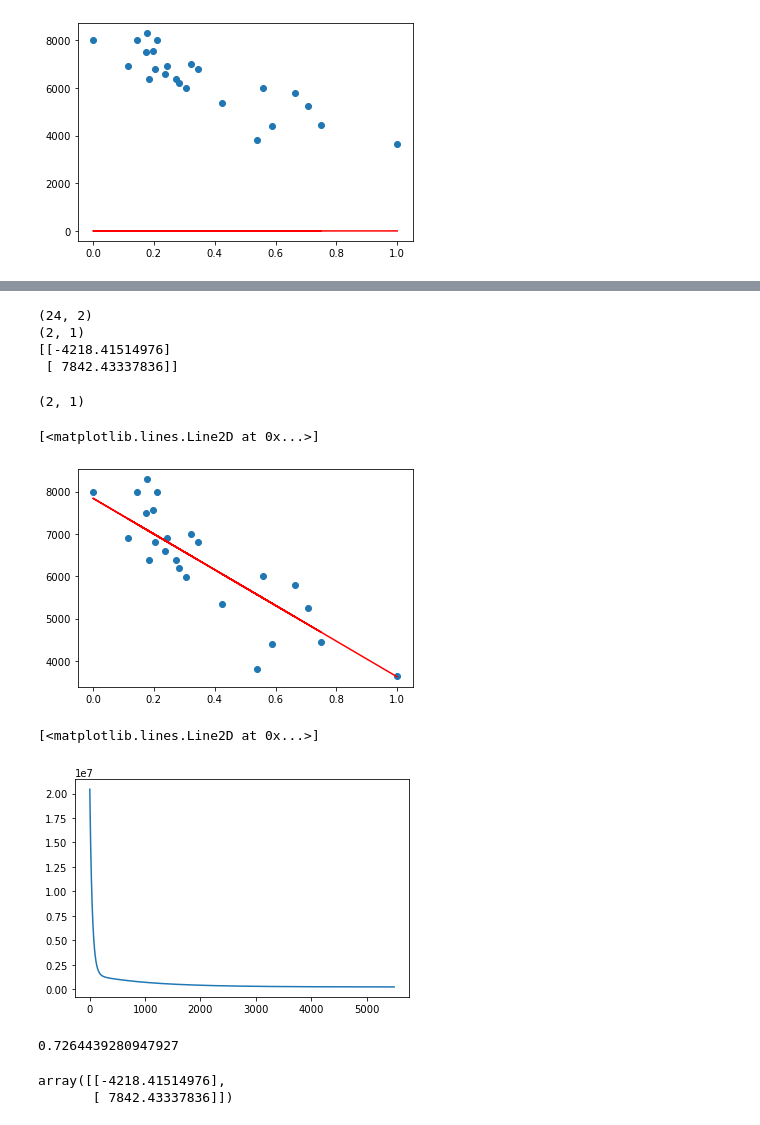
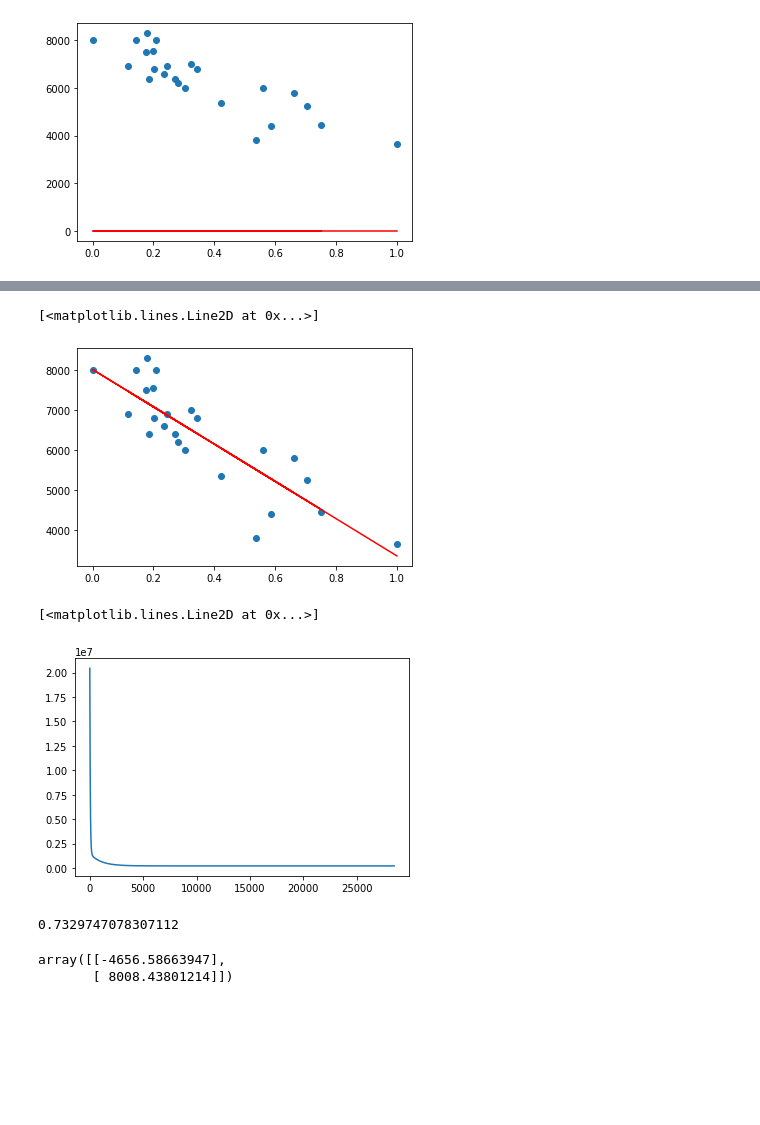
Before and after one commit to ImenHay/linear_regression, a Jupyter notebook: regression.ipynb, the cells around one changed output, grey strips where cells are left out. Drawn from its saved outputs; the diff is of its cells as text; code cells hidden in the pictures; blank space fills up the shorter version.

```diff
--- a/regression.ipynb
+++ b/regression.ipynb
@@ -78,3 +29,5 @@ array([[-0.07509346],
+# %%
+theta = np.array([[0], [0]])
 # %%
 def model(X, theta):
     return X.dot(theta)
@@ -105,35 +58,21 @@ def gradient_descent(X, y, theta, learning_rate, n_iterations):
     return theta, cost_history
 # %%
 learning_rate=0.01
-n_iterations=5500
+n_iterations=28500
 theta_final, cost_history = gradient_descent(X, y, theta, learning_rate, n_iterations)
-# %%
-print(X.shape)
-print(theta.shape)
-print(theta_final)
-# %% [output]
-(24, 2)
-(2, 1)
-[[-4218.41514976]
- [ 7842.43337836]]
-# %%
-print(theta_final.shape)
-theta_final = theta_final.reshape(2, 1)
-# %% [output]
-(2, 1)
 # %%
-
+test = np.array([[-4656.59144472], [8008.43983265]])
 predictions = model(X, theta_final)
 plt.scatter(x, y)
 plt.plot(x, predictions, c='r')
 # %% [output]
 [<matplotlib.lines.Line2D at 0x...>]
-[figure, old version]
+[figure, new version]
 # %%
 plt.plot(range(n_iterations), cost_history)
 # %% [output]
 [<matplotlib.lines.Line2D at 0x...>]
-[figure, old version]
+[figure, new version]
 # %%
 def coef_determination(y, pred):
     u = ((y - pred)**2).sum()
@@ -142,9 +81,9 @@ def coef_determination(y, pred):
 # %%
 coef_determination(y, predictions)
 # %% [output]
-0.7264439280947927
+0.7329747078307112
 # %%
 theta_final
 # %% [output]
-array([[-4218.41514976],
-       [ 7842.43337836]])
+array([[-4656.58663947],
+       [ 8008.43801214]])
```
Also changed, not shown: parts of 15 cells of this notebook.
